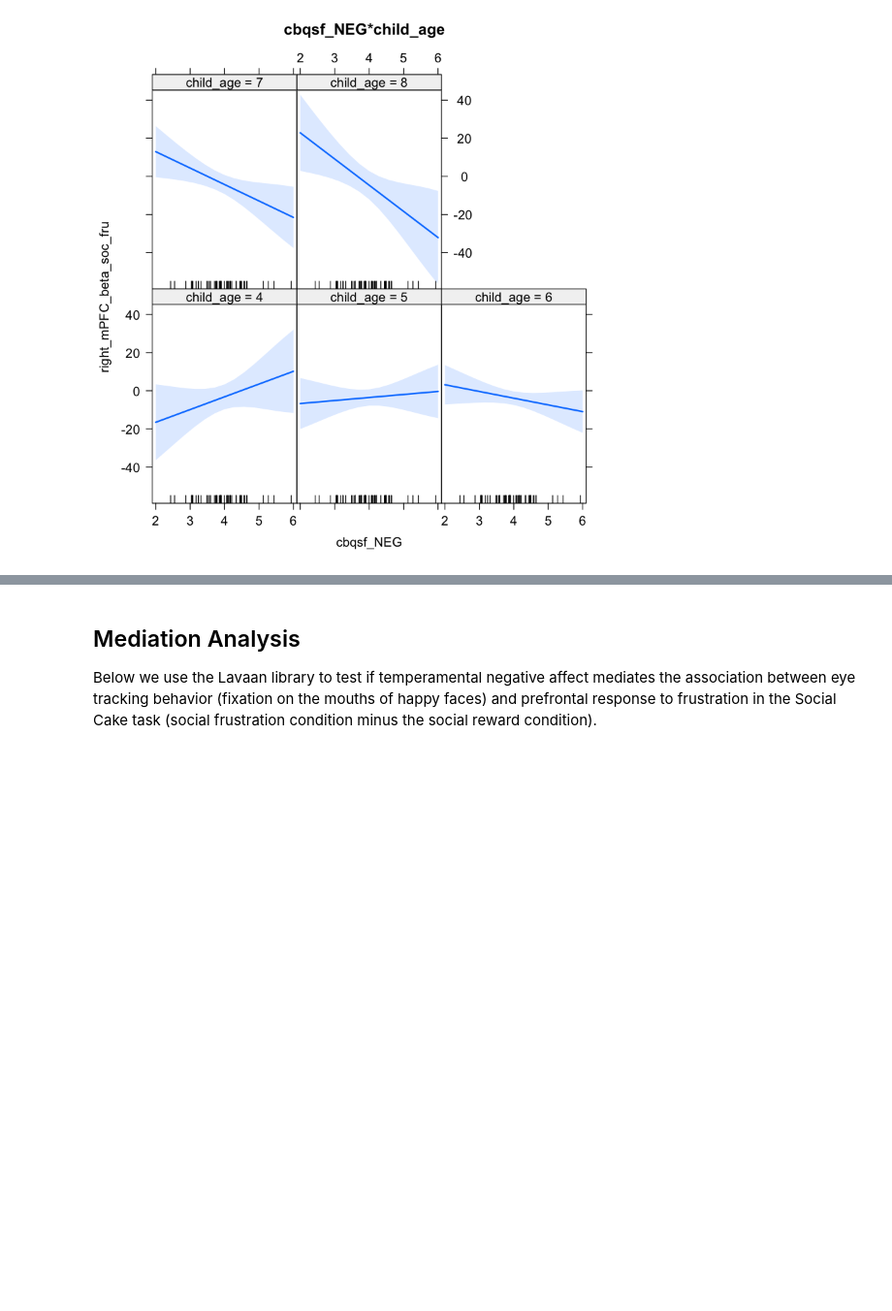
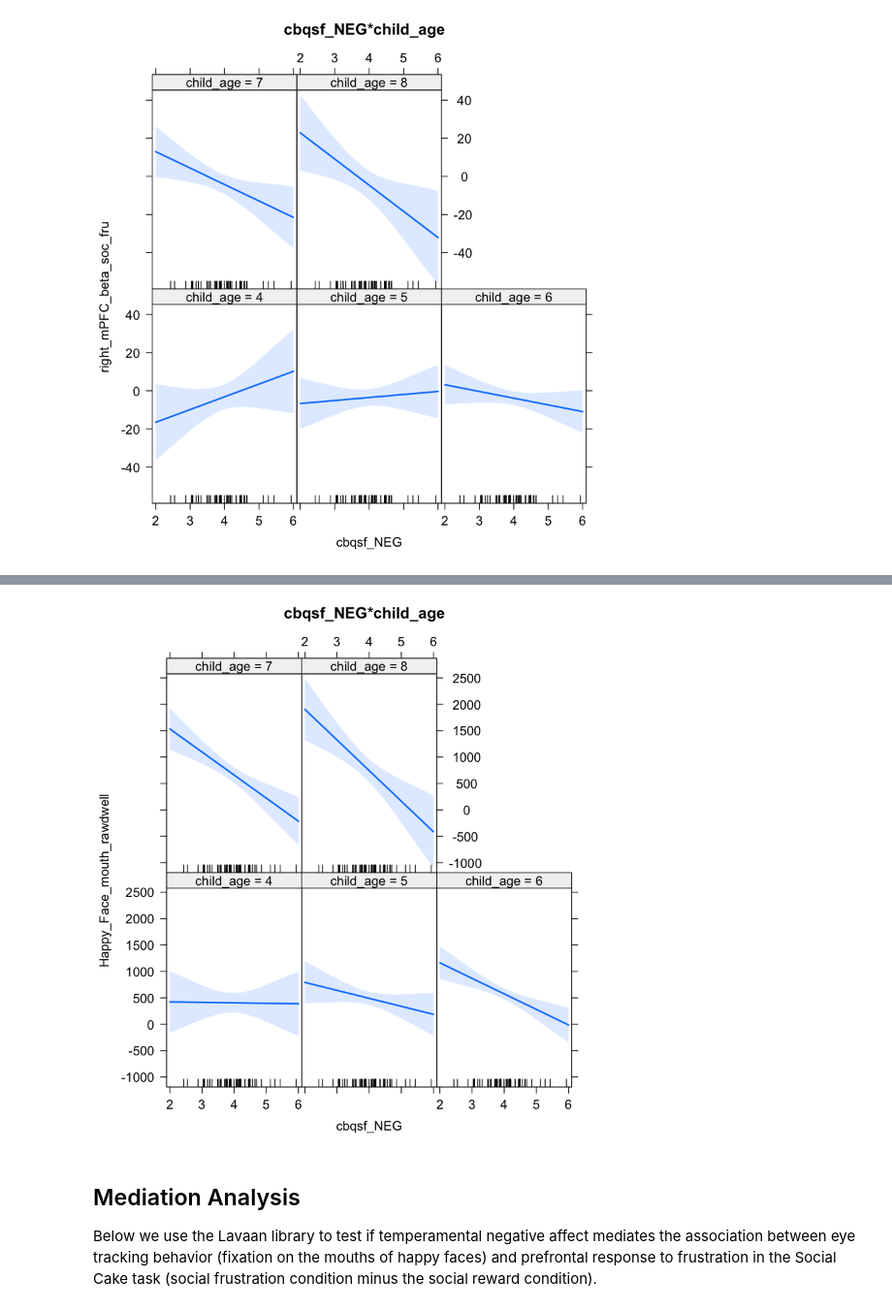
Before and after one commit to catcamacho/socialfrustration, a Jupyter notebook: CBQsf_CFA_Analysis.ipynb, the cells around one changed output, grey strips where cells are left out. Shown: that part at 97% size. Drawn from its saved outputs; the diff is of its cells as text; code cells hidden in the pictures; blank space fills up the shorter version.

```diff
--- a/CBQsf_CFA_Analysis.ipynb
+++ b/CBQsf_CFA_Analysis.ipynb
@@ -98,0 +171,11 @@ plot(eff2, main='cbqsf_NEG*child_age')
+# %%
+library(lme4)
+library(lmerTest)
+
+mdl1 = lmer('Happy_Face_mouth_rawdwell ~ child_age + cbqsf_NEG + (1|male)', data=data, REML=FALSE)
+summary(mdl1)
+
+mdl2 = lmer('Happy_Face_mouth_rawdwell ~ child_age + cbqsf_NEG + cbqsf_NEG*child_age + (1|male)', data=data, REML=FALSE)
+summary(mdl2)
+
+anova(mdl1, mdl2)
@@ -99,3 +222,10 @@ plot(eff2, main='cbqsf_NEG*child_age')
+# %%
+library(effects)
+
+eff2 <- Effect(c('cbqsf_NEG','child_age'), mdl2)
+plot(eff2, main='cbqsf_NEG*child_age')
+# %% [output]
+[figure, added]
 # %% [markdown]
 ## Mediation Analysis
 
```
Also changed, not shown: parts of 4 cells of this notebook, 1 other file.
